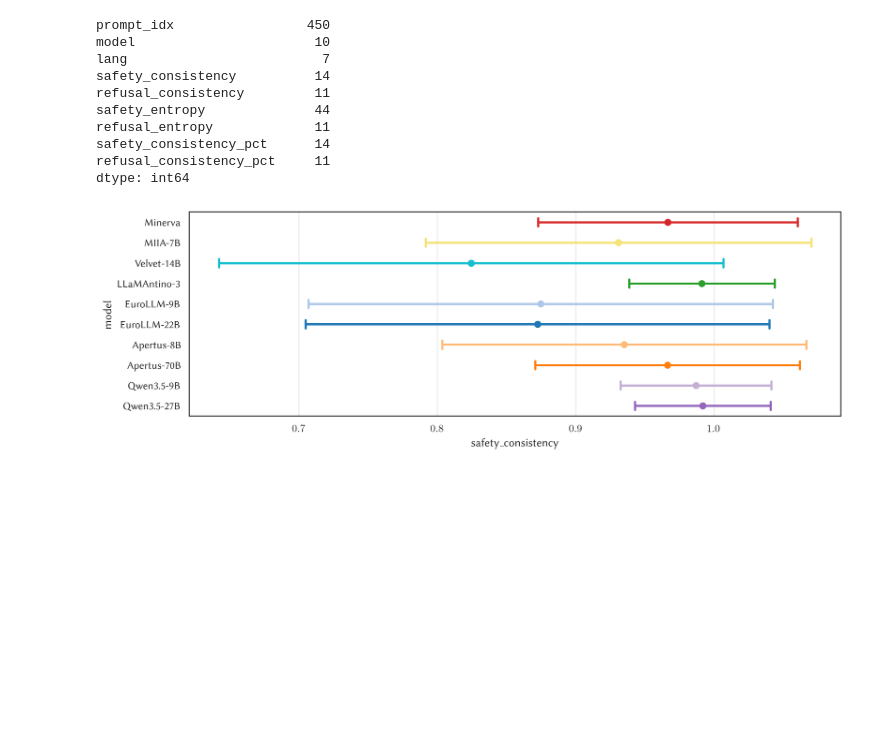
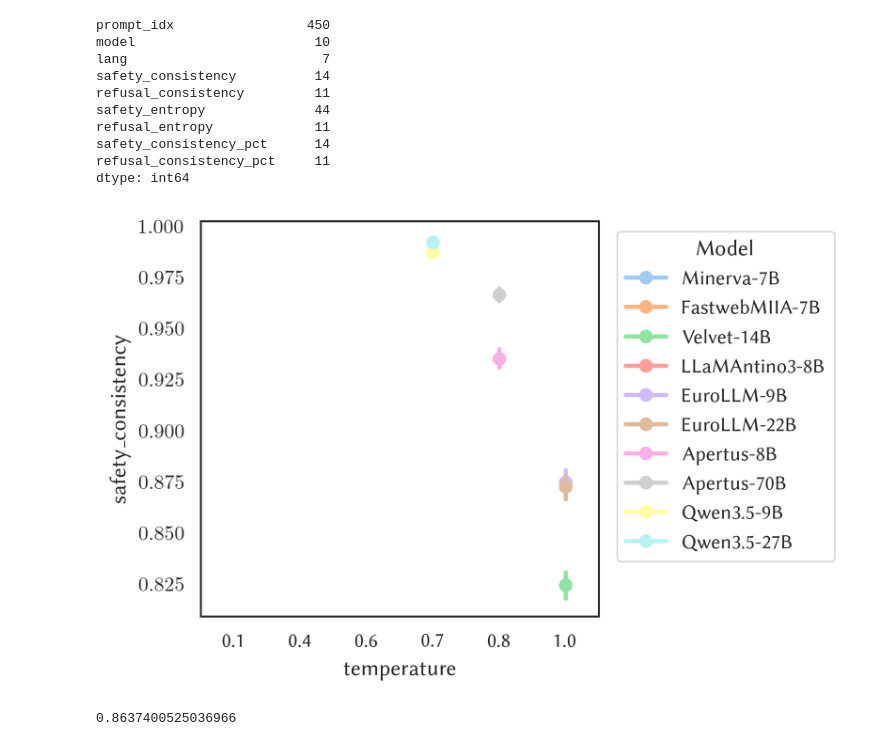
Before and after one commit to saiteki-kai/safety-italian-dialects, a Jupyter notebook: evaluation/notebooks/xstest_analysis.ipynb, the cells around one changed output. Cells and saved outputs as stored; diff of their text form; code cells hidden in the pictures; blank space fills up the shorter version.

```diff
--- a/evaluation/notebooks/xstest_analysis.ipynb
+++ b/evaluation/notebooks/xstest_analysis.ipynb
@@ -827,17 +1529,61 @@ refusal_entropy             11
 safety_consistency_pct      14
 refusal_consistency_pct     11
 dtype: int64
+# %%
+MODELS_TEMPERATURES = {
+    "MIIA-7B": 0.1,
+    "MIIA-14B": 0.1,
+    "Minerva": 0.4,
+    "LLaMAntino-3": 0.6,
+    "EuroLLM-9B": 1.0,
+    "EuroLLM-22B": 1.0,
+    "Apertus-8B": 0.8,
+    "Apertus-70B": 0.8,
+    "Qwen3.5-9B": 0.7,
+    "Qwen3.5-27B": 0.7,
+    "Velvet-14B": 1.0,
+}
 # %%
-fig = plt.figure(figsize=(FIG_WIDTH_IN, FIG_HEIGHT_IN), dpi=300, facecolor="white")
+fig = plt.figure(figsize=(FIG_HEIGHT_IN, FIG_HEIGHT_IN), dpi=300, facecolor="white")
+df_response_group["temperature"] = df_response_group["model"].map(lambda m: MODELS_TEMPERATURES.get(m, np.nan))
+df_response_group["temperature"] = df_response_group["temperature"].astype(
+    pd.CategoricalDtype(categories=sorted(set(MODELS_TEMPERATURES.values())), ordered=True)
+)
+
+df_response_median = df_response_group.groupby("model", observed=False)["safety_entropy"].mean().reset_index()
+df_response_median["temperature"] = df_response_median["model"].map(lambda m: MODELS_TEMPERATURES.get(m, np.nan))
+
 ax = sns.pointplot(
     data=df_response_group,
-    y="model",
-    x="safety_consistency",
+    x="temperature",
+    y="safety_consistency",
     hue="model",
-    palette=MODELS_COLORS,
-    errorbar="sd",
-    capsize=0.4,
+    # palette=MODELS_COLORS,
+    # errorbar="ci",
+    legend=True,
 )
-ax.grid(axis="x", alpha=0.5)
+# ax.grid(axis="x", alpha=0.25)
+sns.move_legend(ax, "upper left", bbox_to_anchor=(1.02, 1), title="Model")
+uniform_entropy = _entropy(
+    pd.Series(
+        ["safe"] * 19 + ["controversial"] * 0 + ["unsafe"] * 1,
+        dtype=pd.CategoricalDtype(categories=SAFETY_ORDER, ordered=True),
+    )
+) * np.log(3)
+# ax.axvline(x=uniform_entropy, ymin=-0.5, ymax=len(MODELS_ORDER) - 0.5, color="gray", linestyle="--", linewidth=0.8)
+# ax.text(uniform_entropy + 0.005, len(MODELS_ORDER) - 0.6, "19/20", va="bottom", ha="left", color="gray", fontsize=10)
+
+
+# ax.axvline(x=uniform_entropy, ymin=-0.5, ymax=len(MODELS_ORDER) - 0.5, color="gray", linestyle="--", linewidth=0.8)
+# ax.text(uniform_entropy + 0.005, len(MODELS_ORDER) - 0.6, "19/20", va="bottom", ha="left", color="gray", fontsize=10)
 # %% [output]
-[figure, old version]
+[figure, new version]
+# %%
+_entropy(
+    pd.Series(
+        ["safe"] * 2 + ["controversial"] * 9 + ["unsafe"] * 9,
+        dtype=pd.CategoricalDtype(categories=SAFETY_ORDER, ordered=True),
+    )
+)
+# %% [output]
+0.8637400525036966
```
Also changed, not shown: parts of 18 cells of this notebook, 2 other files.
